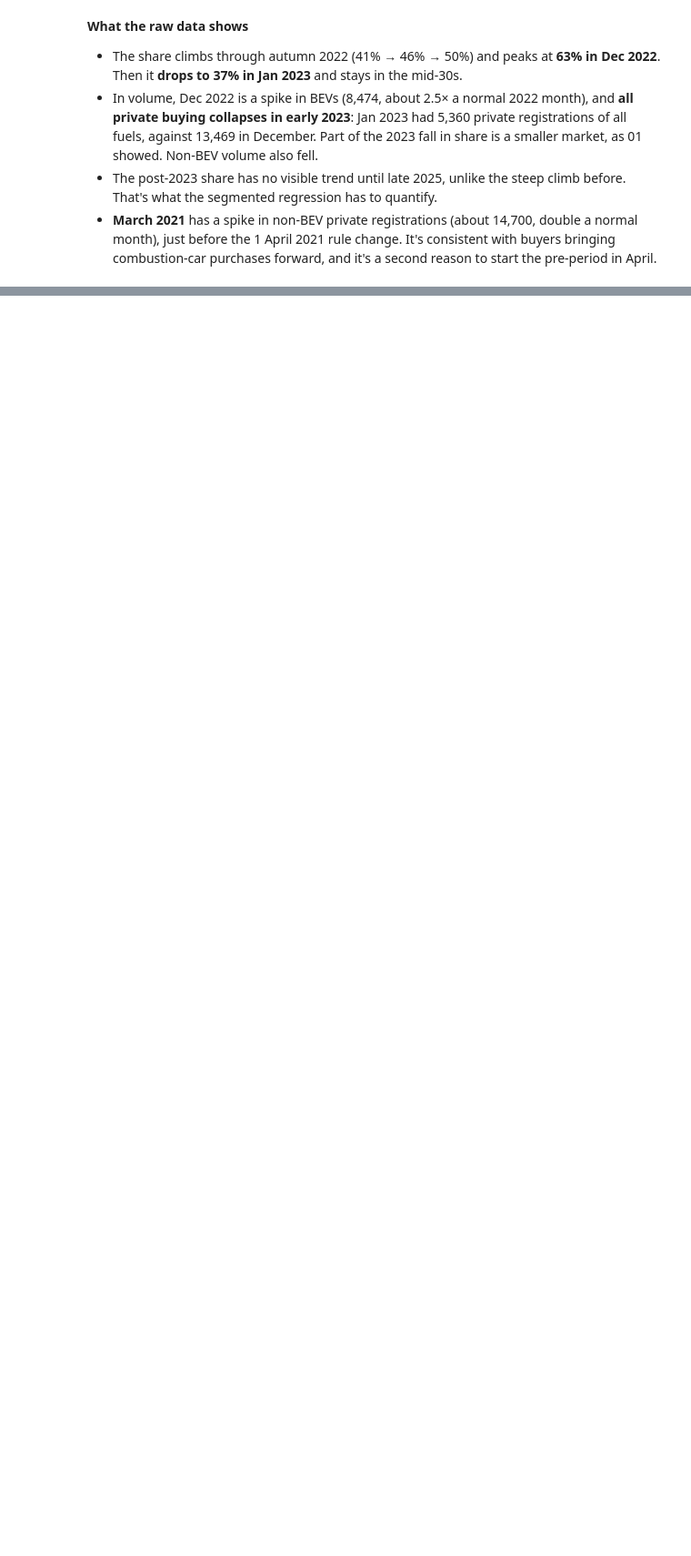
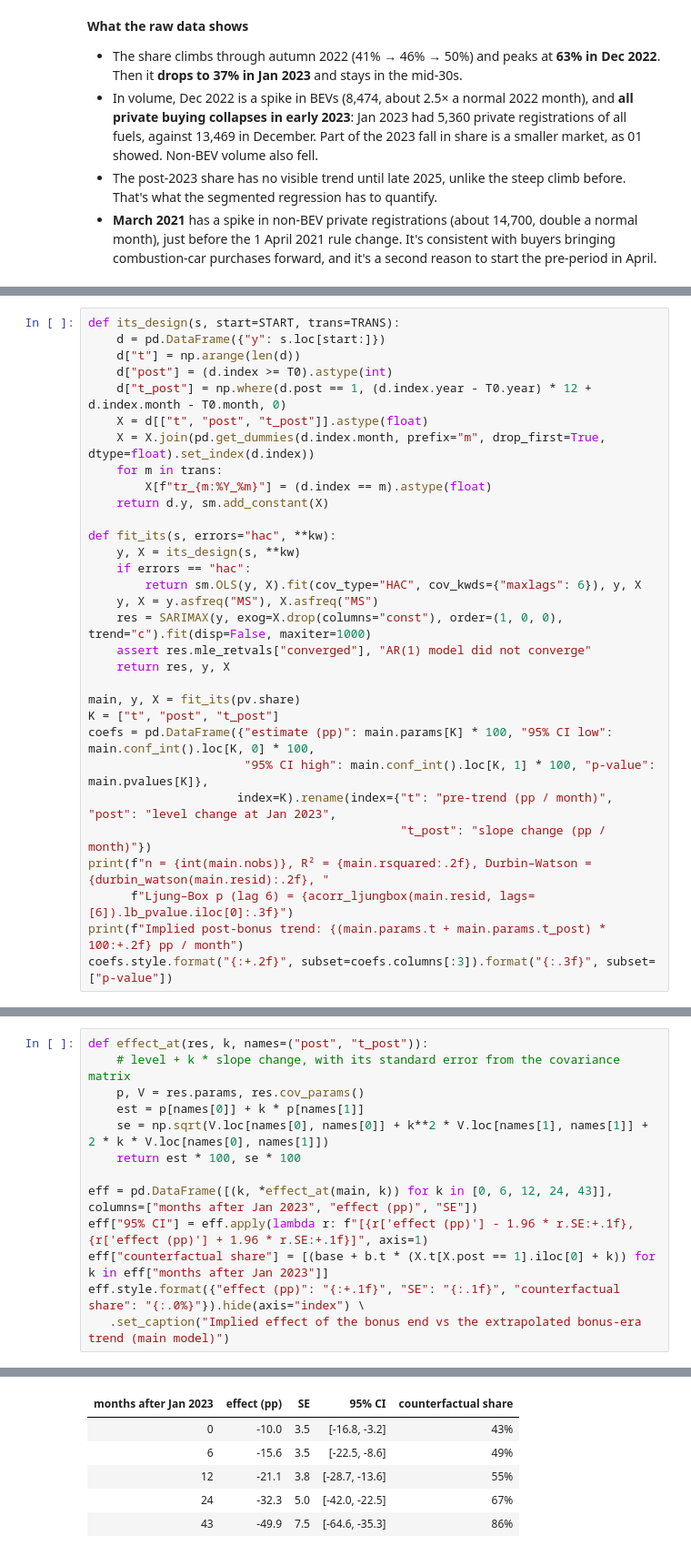
Before and after one commit to suv999/sweden-ev-adoption, a Jupyter notebook: notebooks/03_policy.ipynb, the cells around one changed output, grey strips where cells are left out. Shown at 91% size. Cells and saved outputs as stored; diff of their text form; blank space fills up the shorter version.

```diff
--- a/notebooks/03_policy.ipynb
+++ b/notebooks/03_policy.ipynb
@@ -124,0 +129,31 @@ Private registrations around the boundary
+# %%
+def its_design(s, start=START, trans=TRANS):
+    d = pd.DataFrame({"y": s.loc[start:]})
+    d["t"] = np.arange(len(d))
+    d["post"] = (d.index >= T0).astype(int)
+    d["t_post"] = np.where(d.post == 1, (d.index.year - T0.year) * 12 + d.index.month - T0.month, 0)
+    X = d[["t", "post", "t_post"]].astype(float)
+    X = X.join(pd.get_dummies(d.index.month, prefix="m", drop_first=True, dtype=float).set_index(d.index))
+    for m in trans:
+        X[f"tr_{m:%Y_%m}"] = (d.index == m).astype(float)
+    return d.y, sm.add_constant(X)
+
+def fit_its(s, errors="hac", **kw):
+    y, X = its_design(s, **kw)
+    if errors == "hac":
+        return sm.OLS(y, X).fit(cov_type="HAC", cov_kwds={"maxlags": 6}), y, X
+    y, X = y.asfreq("MS"), X.asfreq("MS")
+    res = SARIMAX(y, exog=X.drop(columns="const"), order=(1, 0, 0), trend="c").fit(disp=False, maxiter=1000)
+    assert res.mle_retvals["converged"], "AR(1) model did not converge"
+    return res, y, X
+
+main, y, X = fit_its(pv.share)
+K = ["t", "post", "t_post"]
+coefs = pd.DataFrame({"estimate (pp)": main.params[K] * 100, "95% CI low": main.conf_int().loc[K, 0] * 100,
+                      "95% CI high": main.conf_int().loc[K, 1] * 100, "p-value": main.pvalues[K]},
+                     index=K).rename(index={"t": "pre-trend (pp / month)", "post": "level change at Jan 2023",
+                                            "t_post": "slope change (pp / month)"})
+print(f"n = {int(main.nobs)}, R² = {main.rsquared:.2f}, Durbin–Watson = {durbin_watson(main.resid):.2f}, "
+      f"Ljung–Box p (lag 6) = {acorr_ljungbox(main.resid, lags=[6]).lb_pvalue.iloc[0]:.3f}")
+print(f"Implied post-bonus trend: {(main.params.t + main.params.t_post) * 100:+.2f} pp / month")
+coefs.style.format("{:+.2f}", subset=coefs.columns[:3]).format("{:.3f}", subset=["p-value"])
@@ -124,0 +204,14 @@ Private registrations around the boundary
+# %%
+def effect_at(res, k, names=("post", "t_post")):
+    # level + k * slope change, with its standard error from the covariance matrix
+    p, V = res.params, res.cov_params()
+    est = p[names[0]] + k * p[names[1]]
+    se = np.sqrt(V.loc[names[0], names[0]] + k**2 * V.loc[names[1], names[1]] + 2 * k * V.loc[names[0], names[1]])
+    return est * 100, se * 100
+
+eff = pd.DataFrame([(k, *effect_at(main, k)) for k in [0, 6, 12, 24, 43]], columns=["months after Jan 2023", "effect (pp)", "SE"])
+eff["95% CI"] = eff.apply(lambda r: f"[{r['effect (pp)'] - 1.96 * r.SE:+.1f}, {r['effect (pp)'] + 1.96 * r.SE:+.1f}]", axis=1)
+eff["counterfactual share"] = [(base + b.t * (X.t[X.post == 1].iloc[0] + k)) for k in eff["months after Jan 2023"]]
+eff.style.format({"effect (pp)": "{:+.1f}", "SE": "{:.1f}", "counterfactual share": "{:.0%}"}).hide(axis="index") \
+   .set_caption("Implied effect of the bonus end vs the extrapolated bonus-era trend (main model)")
+# %% [output]
@@ -124,0 +219,6 @@ Private registrations around the boundary
+| months after Jan 2023 | effect (pp) | SE | 95% CI | counterfactual share |
+| 0 | -10.0 | 3.5 | [-16.8, -3.2] | 43% |
+| 6 | -15.6 | 3.5 | [-22.5, -8.6] | 49% |
+| 12 | -21.1 | 3.8 | [-28.7, -13.6] | 55% |
+| 24 | -32.3 | 5.0 | [-42.0, -22.5] | 67% |
+| 43 | -49.9 | 7.5 | [-64.6, -35.3] | 86% |
```
Also changed, not shown: parts of 5 cells of this notebook, 1 other file.
